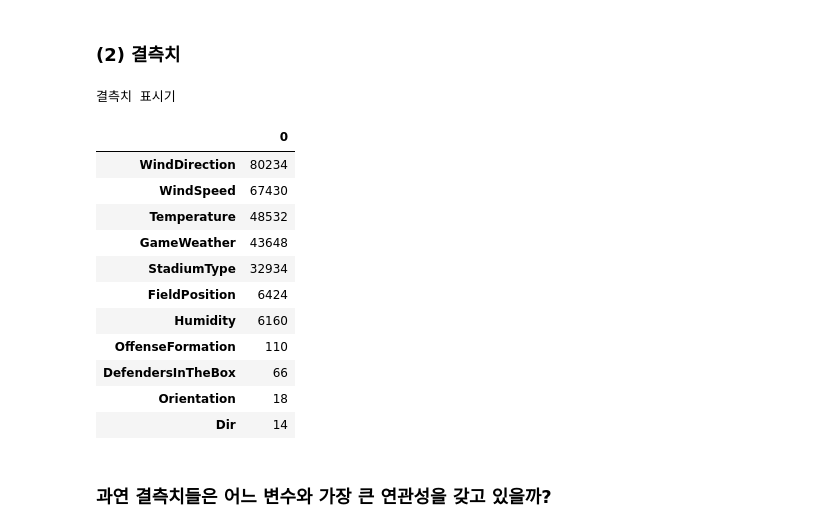
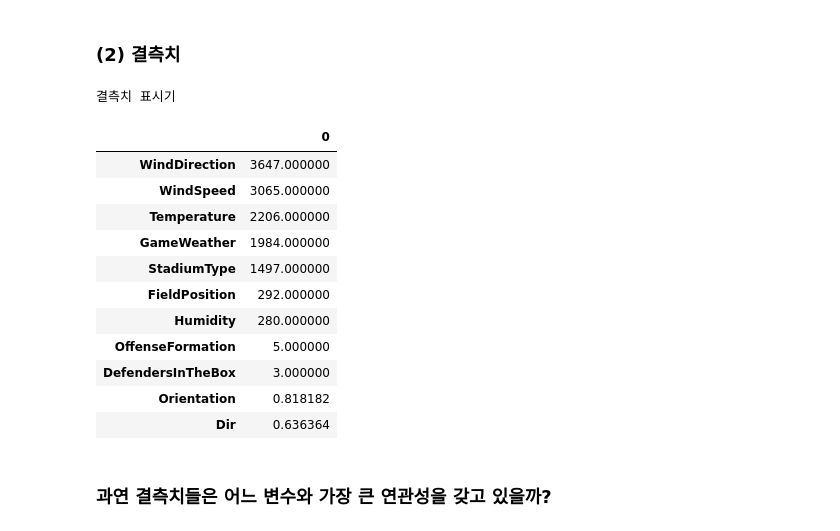
Before and after one commit to neverland251/MainProject, a Jupyter notebook: Project/DataMining/NFL yard/NFL.ipynb, the cells around one changed output. Drawn from its saved outputs; the diff is of its cells as text; code cells hidden in the pictures.

```diff
--- a/Project/DataMining/NFL yard/NFL.ipynb
+++ b/Project/DataMining/NFL yard/NFL.ipynb
@@ -140,21 +163,21 @@ rawdata[rawdata["PlayId"] == rawdata["PlayId"][0]][["GameId","PlayId","Team","Di
 # %%
 print ("결측치 표시기")
 missmap = rawdata.isnull().sum().to_frame().sort_values(0, ascending = False)
-missmap[missmap[0] != 0]
+missmap[missmap[0] != 0]/22
 # %% [output]
 결측치 표시기
 |  | 0 |
-| WindDirection | 80234 |
-| WindSpeed | 67430 |
-| Temperature | 48532 |
-| GameWeather | 43648 |
-| StadiumType | 32934 |
-| FieldPosition | 6424 |
-| Humidity | 6160 |
-| OffenseFormation | 110 |
-| DefendersInTheBox | 66 |
-| Orientation | 18 |
-| Dir | 14 |
+| WindDirection | 3647.000000 |
+| WindSpeed | 3065.000000 |
+| Temperature | 2206.000000 |
+| GameWeather | 1984.000000 |
+| StadiumType | 1497.000000 |
+| FieldPosition | 292.000000 |
+| Humidity | 280.000000 |
+| OffenseFormation | 5.000000 |
+| DefendersInTheBox | 3.000000 |
+| Orientation | 0.818182 |
+| Dir | 0.636364 |
 # %% [markdown]
 ### 과연 결측치들은 어느 변수와 가장 큰 연관성을 갖고 있을까?
 # %% [markdown]
```
Also changed, not shown: parts of 33 cells of this notebook.
